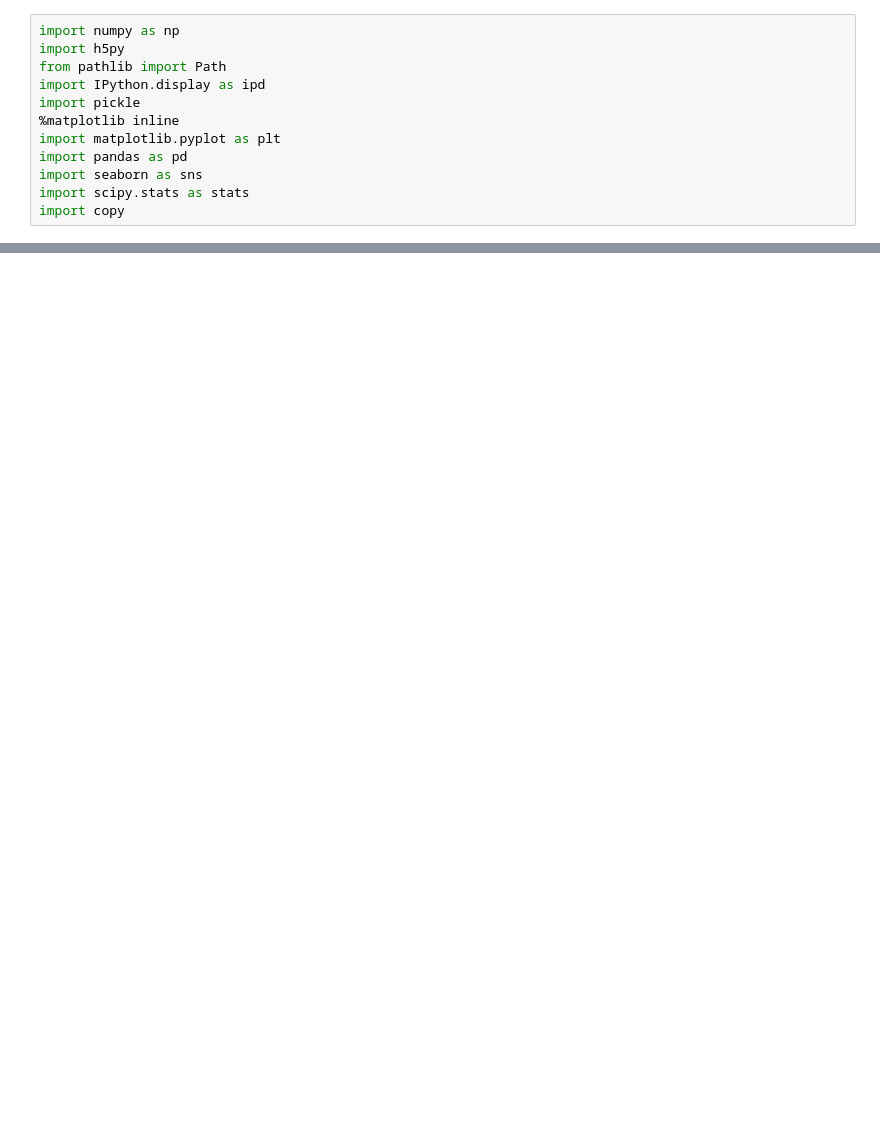
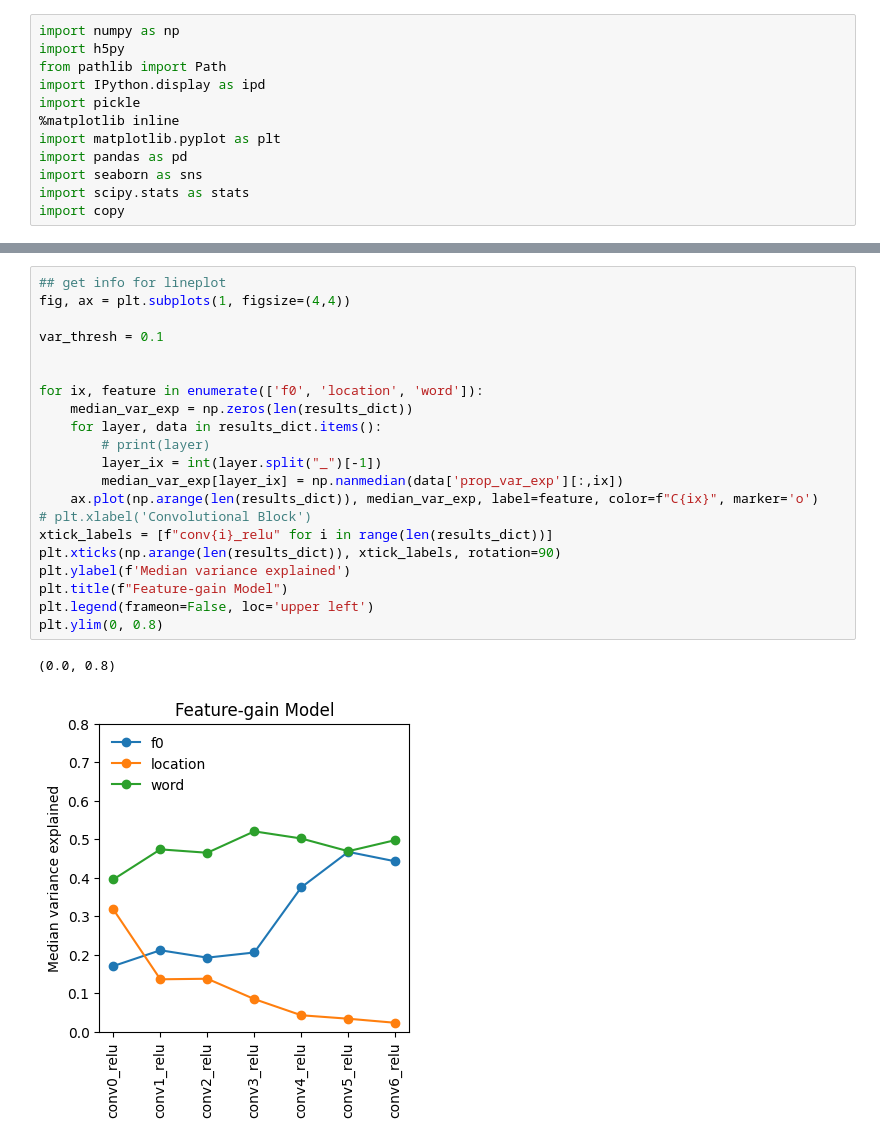
Before and after one commit to mcdermottLab/auditory_attention, a Jupyter notebook: notebooks/Unit_Tuning/check_unit_activation_h5s_cue_free_time_avg_plot_anova_results.ipynb, the cells around one changed output, grey strips where cells are left out. Cells and saved outputs as stored; diff of their text form; blank space fills up the shorter version.

```diff
--- a/notebooks/Unit_Tuning/check_unit_activation_h5s_cue_free_time_avg_plot_anova_results.ipynb
+++ b/notebooks/Unit_Tuning/check_unit_activation_h5s_cue_free_time_avg_plot_anova_results.ipynb
@@ -189,0 +246,24 @@ plt.tight_layout()
+# %%
+## get info for lineplot
+fig, ax = plt.subplots(1, figsize=(4,4))
+
+var_thresh = 0.1
+
+
+for ix, feature in enumerate(['f0', 'location', 'word']):
+    median_var_exp = np.zeros(len(results_dict))
+    for layer, data in results_dict.items():
+        # print(layer)
+        layer_ix = int(layer.split("_")[-1])
+        median_var_exp[layer_ix] = np.nanmedian(data['prop_var_exp'][:,ix])
+    ax.plot(np.arange(len(results_dict)), median_var_exp, label=feature, color=f"C{ix}", marker='o')
+# plt.xlabel('Convolutional Block')
+xtick_labels = [f"conv{i}_relu" for i in range(len(results_dict))]
+plt.xticks(np.arange(len(results_dict)), xtick_labels, rotation=90)
+plt.ylabel(f'Median variance explained')
+plt.title(f"Feature-gain Model")
+plt.legend(frameon=False, loc='upper left')
+plt.ylim(0, 0.8)
+# %% [output]
+(0.0, 0.8)
+[figure, added]
```
Also changed, not shown: parts of 8 cells of this notebook, 11 other files.
